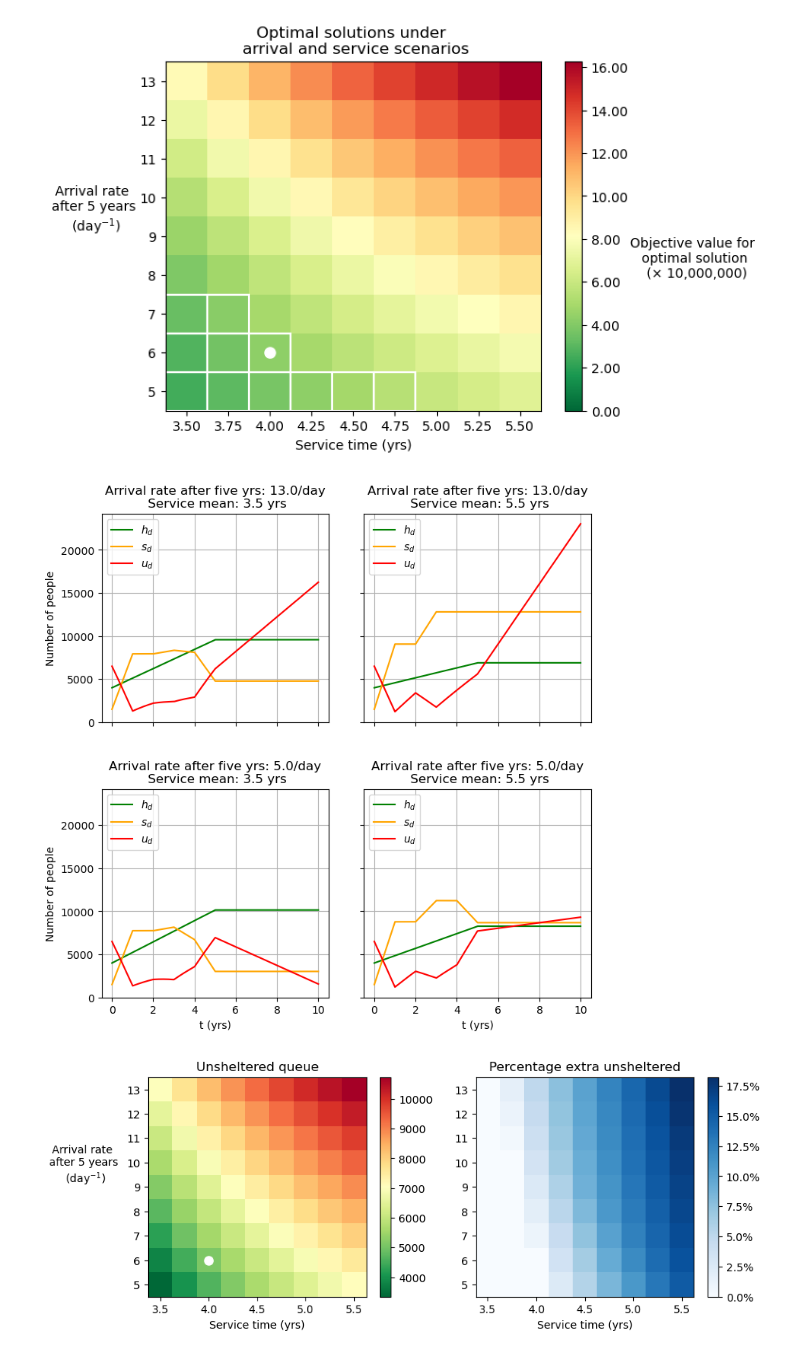
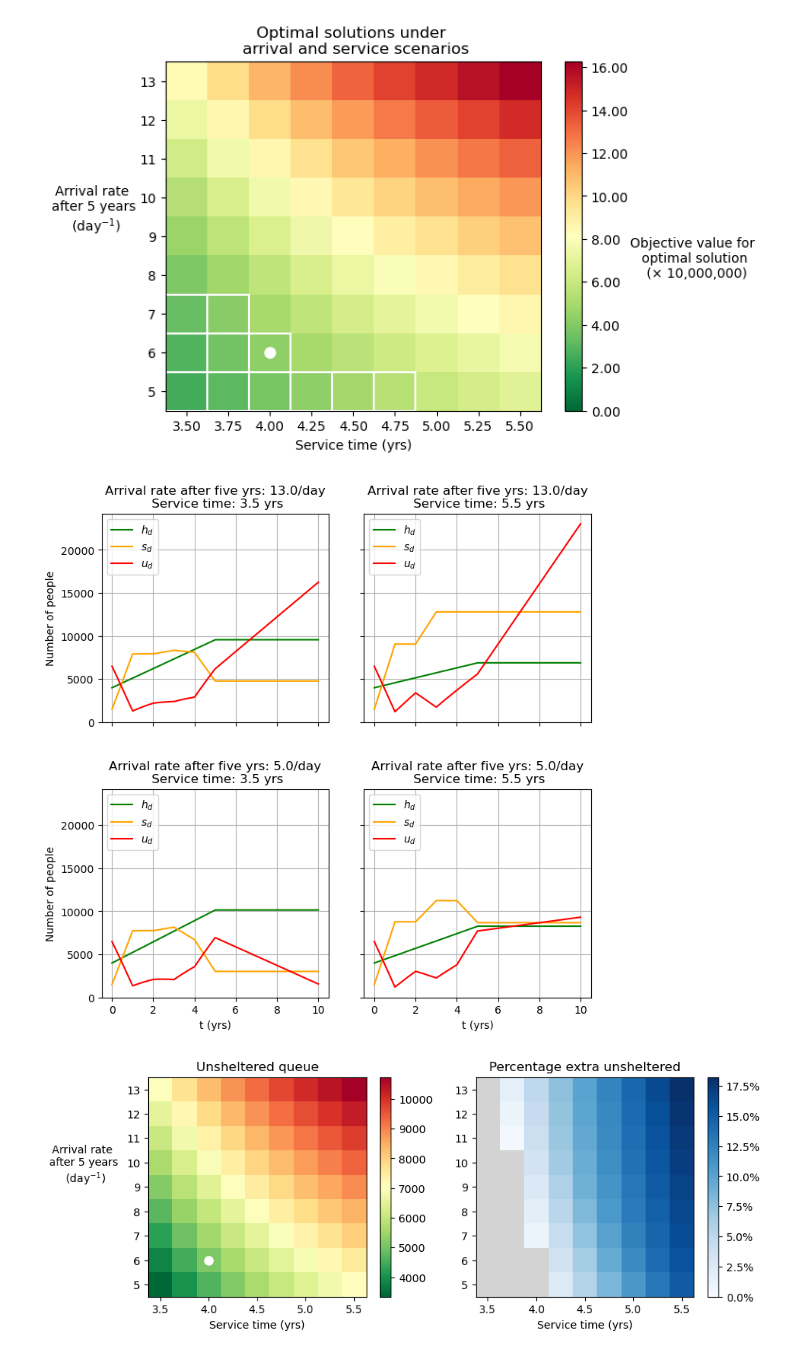
Before and after one commit to grahamburgess3/tvcp, a Jupyter notebook: NumericalResults.ipynb, the cells around one changed output. Cells and saved outputs as stored; diff of their text form; code cells hidden in the pictures.

Commit message:
finalise plots for sensitivity analysis

```diff
--- a/NumericalResults.ipynb
+++ b/NumericalResults.ipynb
@@ -475,7 +475,7 @@ for i in range(len(arrival_rates)):
         axs[1-i,j].plot(x, models[k].model.h_t, color = 'green')
         axs[1-i,j].plot(x, models[k].model.sh_t, color = 'orange')
         axs[1-i,j].plot(x, models[k].model.unsh_t, color = 'red')
-        axs[1-i,j].set(title = 'Arrival rate after five yrs: ' + str((arrival_rates[i])) + '/day' '\n Service mean: ' + str((service_means[j])) + ' yrs')
+        axs[1-i,j].set(title = 'Arrival rate after five yrs: ' + str((arrival_rates[i])) + '/day' '\n Service time: ' + str((service_means[j])) + ' yrs')
         axs[1-i,j].legend(["$h_d$", "$s_d$", "$u_d$"], loc = 'upper left')
 
 # formatting
@@ -491,7 +491,7 @@ plt.savefig('sensitivity_four_solutions.png', dpi=1000, bbox_inches='tight')
 
 plt.show()
 # %% [output]
-[figure, old version]
+[figure, new version]
 # %%
 fig, axs = plt.subplots(1, 2, figsize=(10, 4.1))
 
@@ -501,31 +501,42 @@ c0 = axs[0].pcolormesh(service_edges, arrival_edges, results_unsh_model_ctrl,
                        shading='auto', cmap='RdYlGn_r')
 c1 = axs[1].pcolormesh(service_edges, arrival_edges, results_unsh_diff,
                        shading='auto', cmap='Blues')
+
+# ---- overlay only where <= 0 (everything else transparent) ----
+overlay = np.where(results_unsh_diff <= 0, 1.0, np.nan)  # NaNs won't be drawn
+gray_only = ListedColormap(["lightgray"])
+axs[1].pcolormesh(
+    service_edges, arrival_edges, overlay,
+    shading='auto', cmap=gray_only, vmin=0, vmax=1,
+    zorder=10  # make sure it sits on top
+)
+for spine in axs[1].spines.values():
+    spine.set_zorder(20)
 
 # White dot for the scenario we analysed in previous sections.
 axs[0].plot(4.0, 6.0, marker='o', color='white', markersize=8)
 
 # Axes formatting
 axs[0].set_xlabel('Service time (yrs)')
 axs[0].set_ylabel('Arrival rate \n after 5 years \n (day$^{-1}$)',
                   rotation=0, labelpad=40)
 
 axs[1].set_xlabel('Service time (yrs)')
 axs[1].set_ylabel('')  # No label, but ticks remain
 
 # Color bars
 cb0 = fig.colorbar(c0, ax=axs[0])
 cb1 = fig.colorbar(c1, ax=axs[1],format=PercentFormatter(xmax=1.0))
 
 # Titles
 axs[0].set_title('Unsheltered queue')
 axs[1].set_title('Percentage extra unsheltered')
 
 # Adjust padding between subplots
 plt.subplots_adjust(wspace=0.2, top=0.8)  # wspace = horizontal gap
 
 plt.savefig('sensitivity_extra_unsheltered.png', dpi=1000, bbox_inches='tight')
 
 plt.show()
 # %% [output]
-[figure, old version]
+[figure, new version]
```
Also changed, not shown: parts of 5 cells of this notebook, 2 other files.
